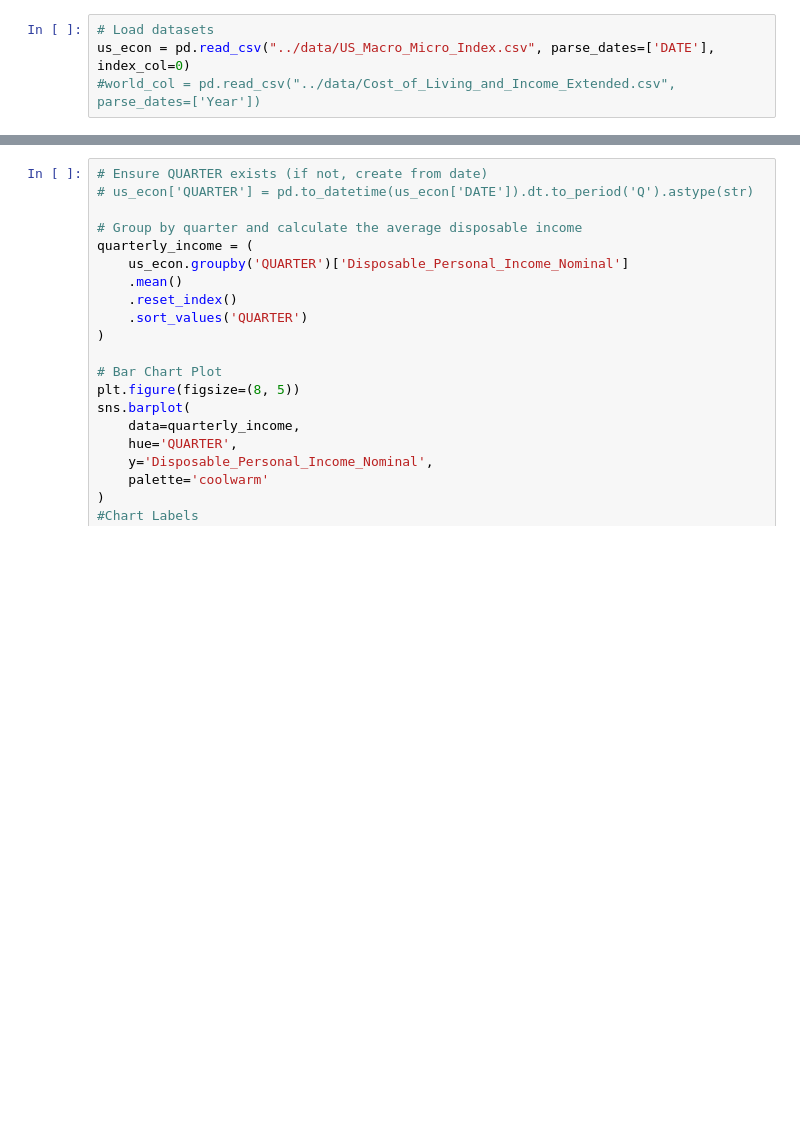
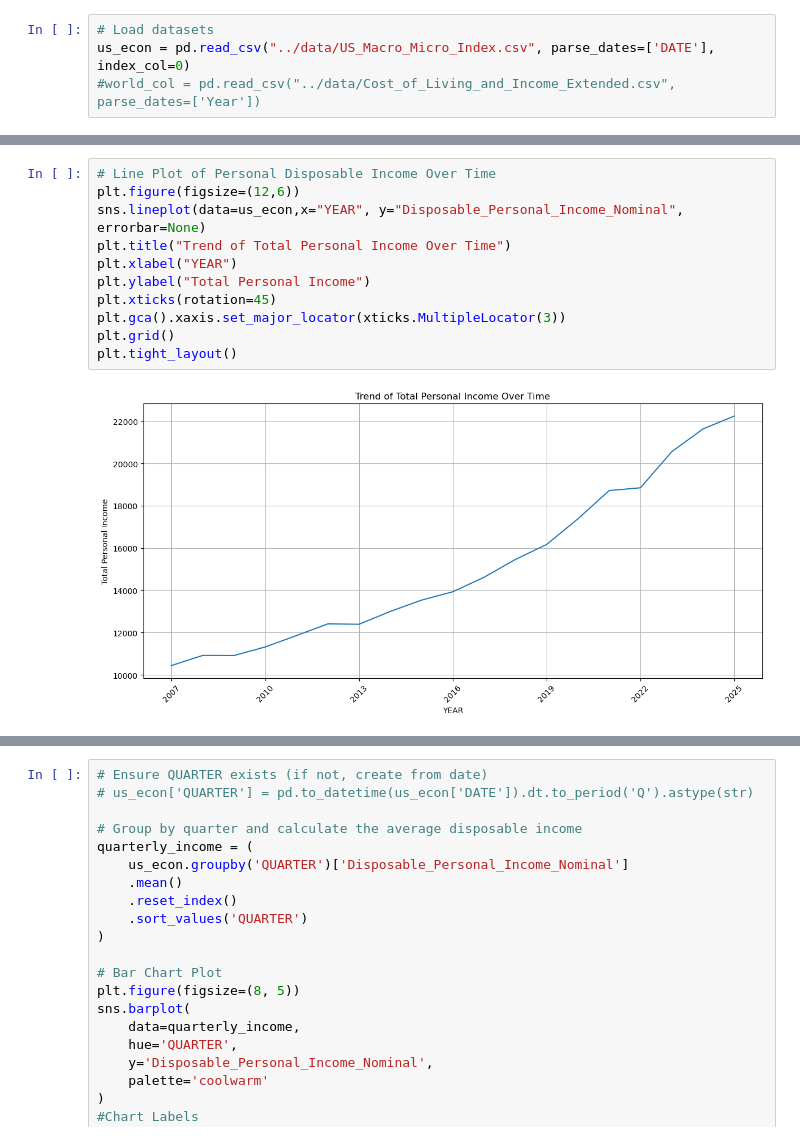
Before and after one commit to szhagnay/Cohort-A-Econ, a Jupyter notebook: notebooks/Fari_eda.ipynb, the cells around one changed output, grey strips where cells are left out. Drawn from its saved outputs; the diff is of its cells as text; blank space fills up the shorter version.

```diff
--- a/notebooks/Fari_eda.ipynb
+++ b/notebooks/Fari_eda.ipynb
@@ -162,0 +103,13 @@ plt.show()
+# %%
+# Line Plot of Personal Disposable Income Over Time
+plt.figure(figsize=(12,6))
+sns.lineplot(data=us_econ,x="YEAR", y="Disposable_Personal_Income_Nominal", errorbar=None)
+plt.title("Trend of Total Personal Income Over Time")
+plt.xlabel("YEAR")
+plt.ylabel("Total Personal Income")
+plt.xticks(rotation=45)
+plt.gca().xaxis.set_major_locator(xticks.MultipleLocator(3))
+plt.grid()
+plt.tight_layout()
+# %% [output]
+[figure, added]
```
Also changed, not shown: parts of 41 cells of this notebook.
